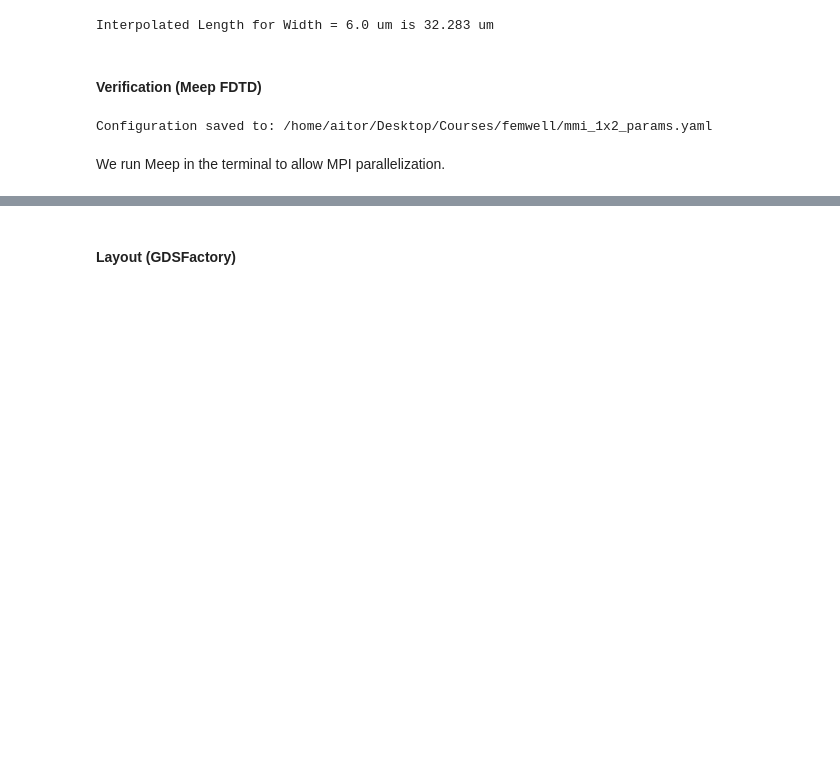
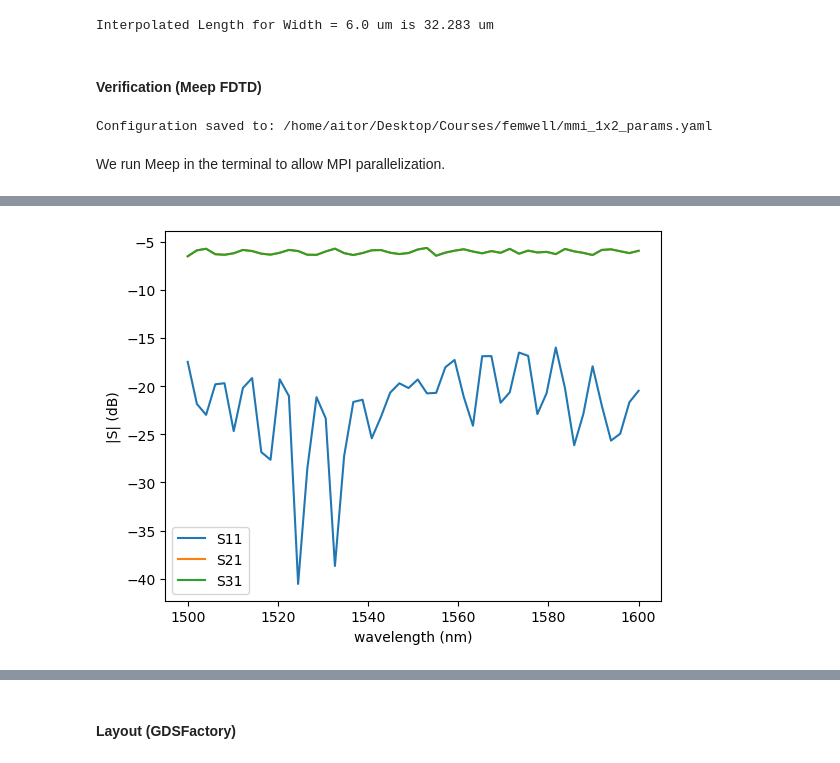
Before and after one commit to pomorigio/playing_with_photonics, a Jupyter notebook: 4_multimode_interferometer.ipynb, the cells around one changed output, grey strips where cells are left out. Saved outputs shown, nothing was run; the diff lists cells and outputs as text; code cells hidden in the pictures; blank space fills up the shorter version.

```diff
--- a/4_multimode_interferometer.ipynb
+++ b/4_multimode_interferometer.ipynb
@@ -320,0 +179,33 @@ plot_spectra(wvl=wvl, transmissions=transmission, title="1x2 MMI", db_unit=True,
+# %%
+import gplugins.gmeep as gm
+
+print(f"Simulating {mmi_1x2.name} with Standard Engine...")
+
+# OPTIMIZATION 1: Only simulate the input port
+# This cuts simulation time by 66% (1 run instead of 3)
+port_source_names = ["o1"]
+
+print(f"Simulating {mmi_1x2.name} (o1 only)...")
+
+sp = gm.write_sparameters_meep(
+    mmi_1x2,
+    resolution=20,       # OPTIMIZATION 2: Lower resolution (20 is fine for a first check)
+    run=True,
+    is_3d=False,
+
+    # Run ONLY the input port
+    port_source_names=port_source_names,
+
+    # Physics
+    material_name_to_meep=material_map,
+    wavelength_start=1.50,
+    wavelength_stop=1.60,
+    wavelength_points=50,
+
+    # Geometry
+    ymargin=3.0,
+    xmargin=2.0,
+    port_margin=1.0,
+
+    overwrite=True
+)
@@ -320,0 +219,9 @@ plot_spectra(wvl=wvl, transmissions=transmission, title="1x2 MMI", db_unit=True,
+# %%
+import matplotlib.pyplot as plt
+from gplugins.common.utils.plot import plot_sparameters
+
+# Plot S-parameters in dB
+# This automatically handles the log scale and labeling
+plot_sparameters(sp)
+plt.show()
+# %% [output]
@@ -320,0 +229 @@ plot_spectra(wvl=wvl, transmissions=transmission, title="1x2 MMI", db_unit=True,
+[figure, added]
```
Also changed, not shown: parts of 29 cells of this notebook, 19 other files.
